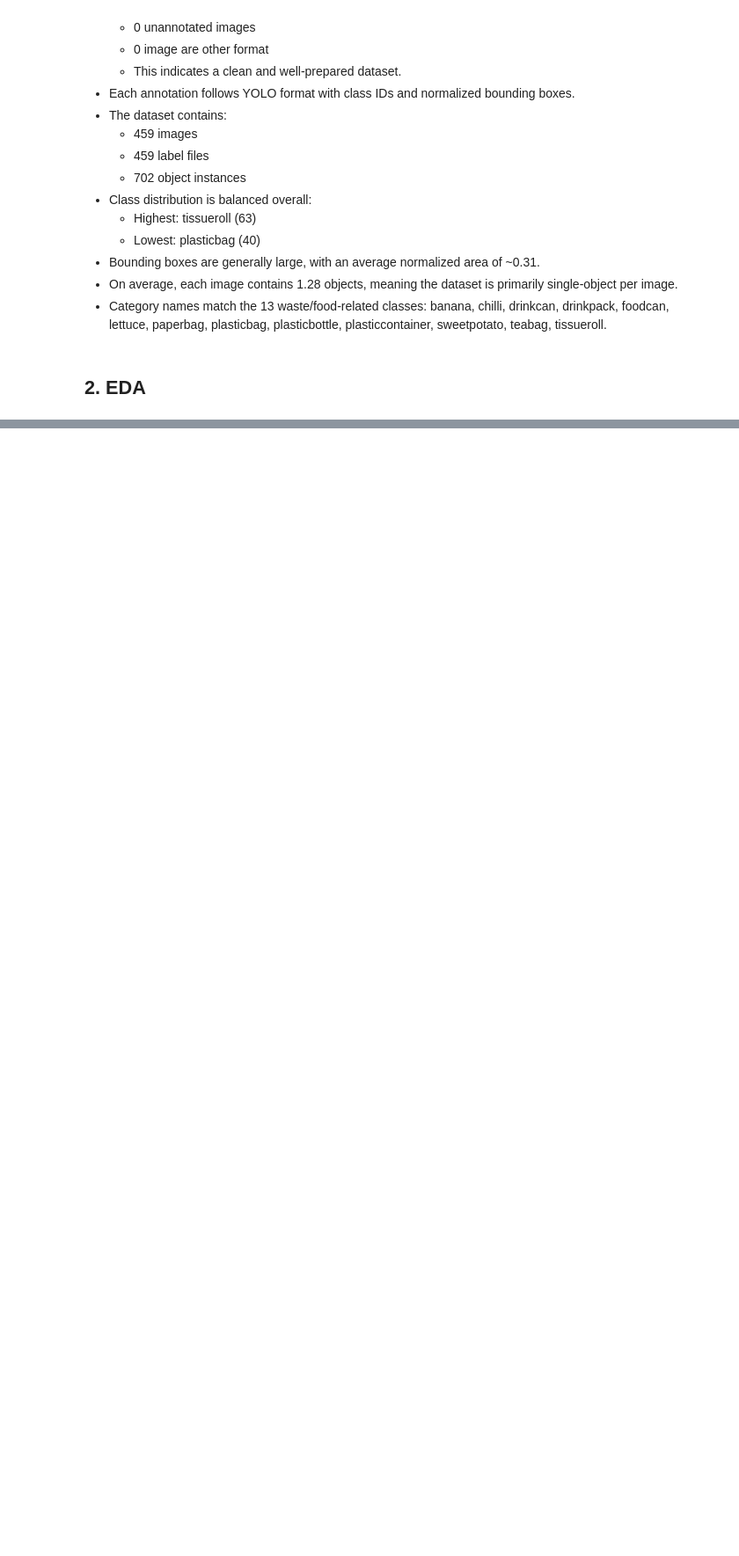
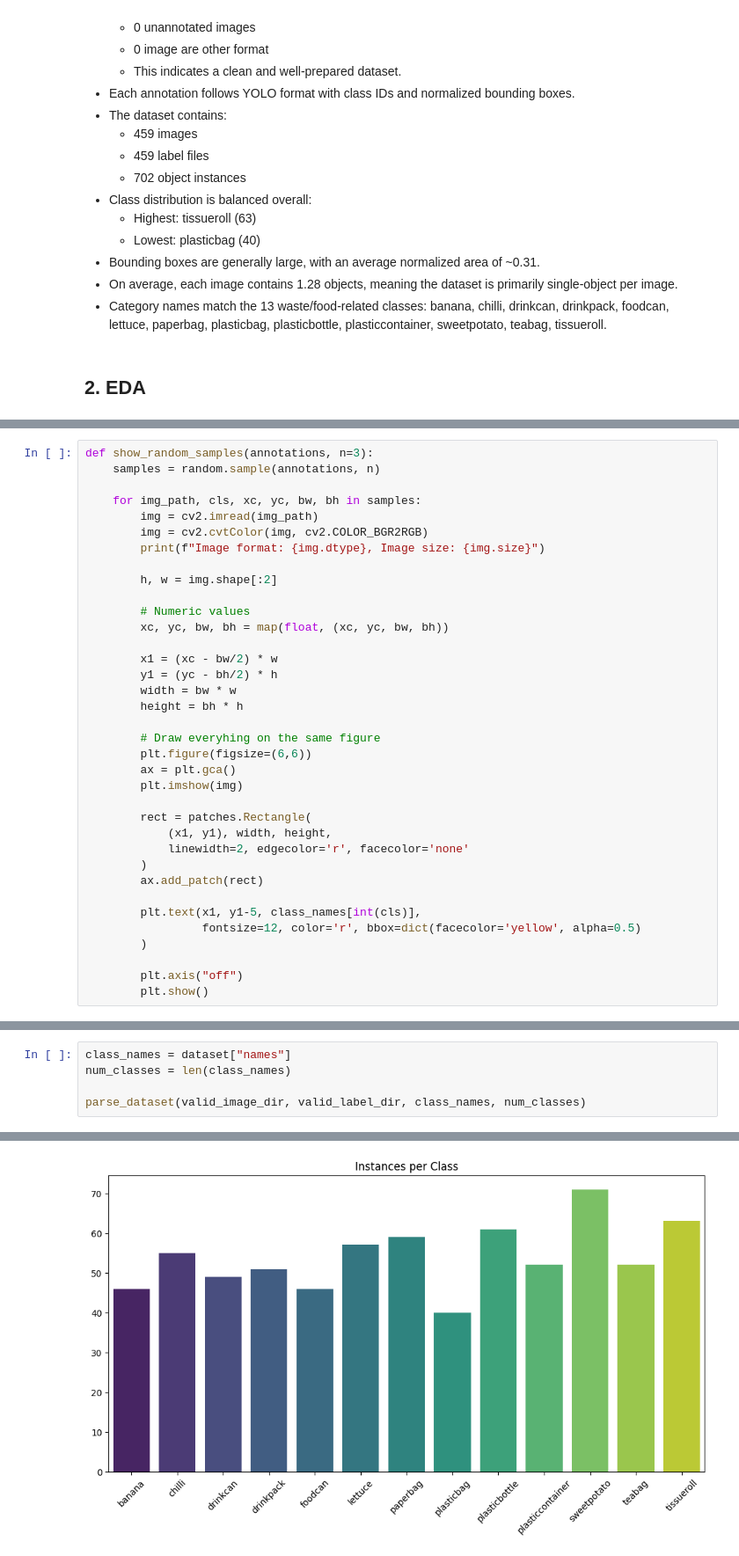
Before and after one commit to M-Hamza380/Waste-Material-System, a Jupyter notebook: src/backend/research/trials.ipynb, the cells around one changed output, grey strips where cells are left out. Shown at 88% size. Drawn from its saved outputs; the diff is of its cells as text; blank space fills up the shorter version.

```diff
--- a/src/backend/research/trials.ipynb
+++ b/src/backend/research/trials.ipynb
@@ -396 +478,37 @@ def parse_dataset(image_dir, label_dir, class_names, num_classes):
+# %%
+def show_random_samples(annotations, n=3):
+    samples = random.sample(annotations, n)
+
+    for img_path, cls, xc, yc, bw, bh in samples:
+        img = cv2.imread(img_path)
+        img = cv2.cvtColor(img, cv2.COLOR_BGR2RGB)
+        print(f"Image format: {img.dtype}, Image size: {img.size}")
+
+        h, w = img.shape[:2]
+
+        # Numeric values
+        xc, yc, bw, bh = map(float, (xc, yc, bw, bh))
+
+        x1 = (xc - bw/2) * w
+        y1 = (yc - bh/2) * h
+        width = bw * w
+        height = bh * h
+
+        # Draw everyhing on the same figure
+        plt.figure(figsize=(6,6))
+        ax = plt.gca()
+        plt.imshow(img)
+
+        rect = patches.Rectangle(
+            (x1, y1), width, height,
+            linewidth=2, edgecolor='r', facecolor='none'
+        )
+        ax.add_patch(rect)
+
+        plt.text(x1, y1-5, class_names[int(cls)],
+                 fontsize=12, color='r', bbox=dict(facecolor='yellow', alpha=0.5)
+        )
+
+        plt.axis("off")
+        plt.show()
 # %%
@@ -666,0 +625,6 @@ plt.show()
+# %%
+class_names = dataset["names"]
+num_classes = len(class_names)
+
+parse_dataset(valid_image_dir, valid_label_dir, class_names, num_classes)
+# %% [output]
@@ -666,0 +638 @@ plt.show()
+[figure, added]
```
Also changed, not shown: parts of 12 cells of this notebook, 23 other files.
